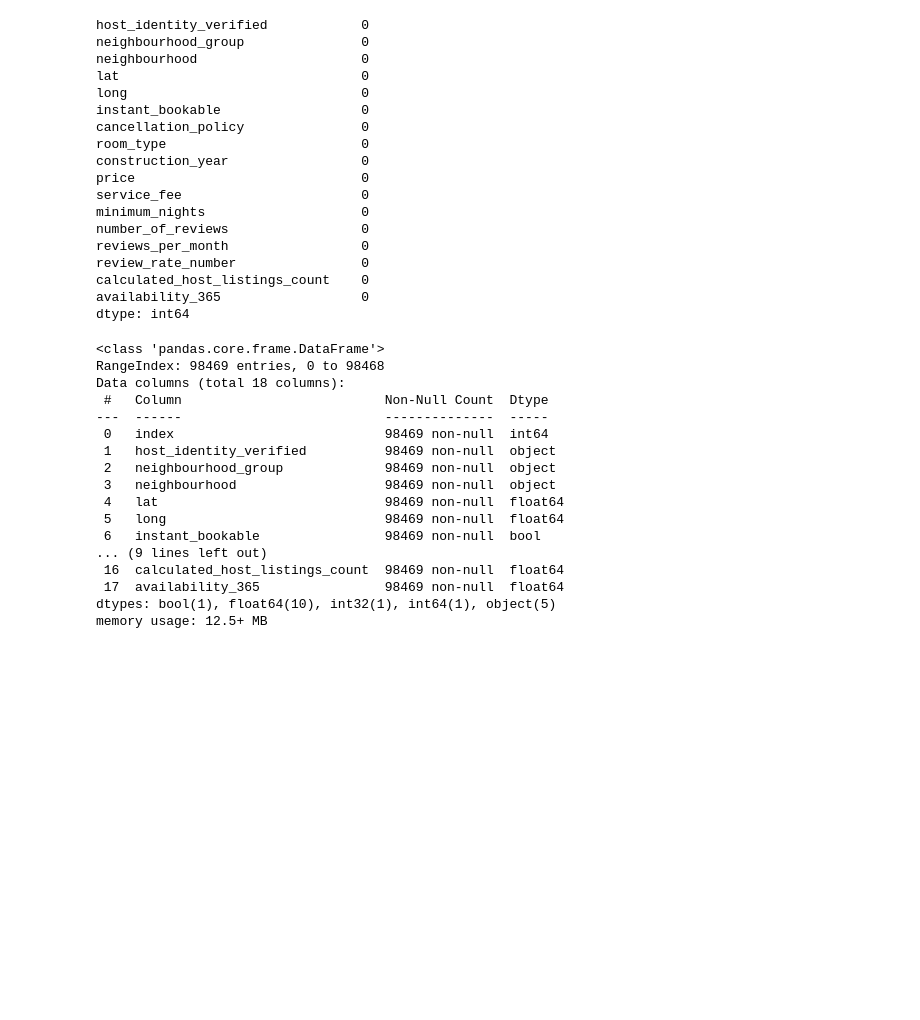
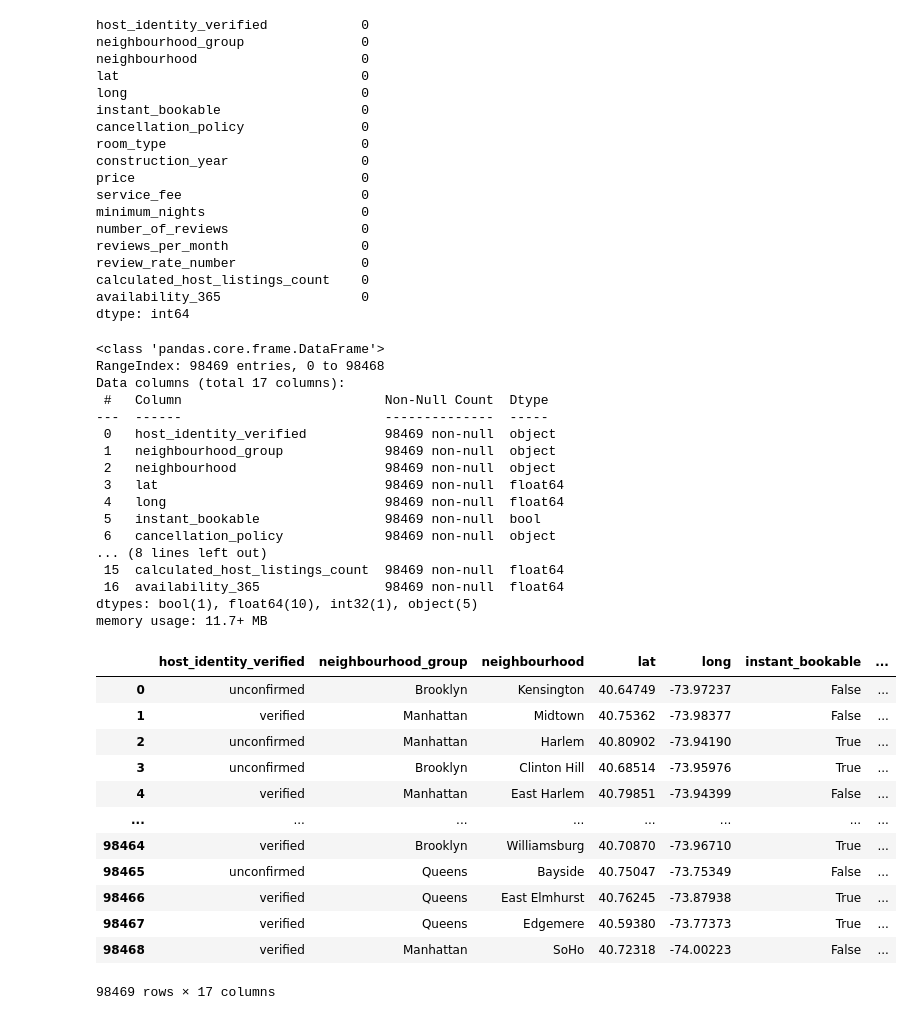
Before and after one commit to martharegina/airbnb_listings, a Jupyter notebook: airbnb_price_analysis.ipynb, the cells around one changed output. Drawn from its saved outputs; the diff is of its cells as text; code cells hidden in the pictures; blank space fills up the shorter version.

```diff
--- a/airbnb_price_analysis.ipynb
+++ b/airbnb_price_analysis.ipynb
@@ -164,26 +164,42 @@ for column in price_columns:
     data[column] = data[column].str.replace('$','').str.replace(',','').astype(float)
 # %%
 # Recheck data types
-data = data.reset_index()
+data.reset_index(drop=True, inplace=True)
 data.info()
 # %% [output]
 <class 'pandas.core.frame.DataFrame'>
 RangeIndex: 98469 entries, 0 to 98468
-Data columns (total 18 columns):
+Data columns (total 17 columns):
  #   Column                          Non-Null Count  Dtype
 ---  ------                          --------------  -----
- 0   index                           98469 non-null  int64
- 1   host_identity_verified          98469 non-null  object
- 2   neighbourhood_group             98469 non-null  object
- 3   neighbourhood                   98469 non-null  object
- 4   lat                             98469 non-null  float64
- 5   long                            98469 non-null  float64
- 6   instant_bookable                98469 non-null  bool
-... (9 lines left out)
- 16  calculated_host_listings_count  98469 non-null  float64
- 17  availability_365                98469 non-null  float64
-dtypes: bool(1), float64(10), int32(1), int64(1), object(5)
-memory usage: 12.5+ MB
+ 0   host_identity_verified          98469 non-null  object
+ 1   neighbourhood_group             98469 non-null  object
+ 2   neighbourhood                   98469 non-null  object
+ 3   lat                             98469 non-null  float64
+ 4   long                            98469 non-null  float64
+ 5   instant_bookable                98469 non-null  bool
+ 6   cancellation_policy             98469 non-null  object
+... (8 lines left out)
+ 15  calculated_host_listings_count  98469 non-null  float64
+ 16  availability_365                98469 non-null  float64
+dtypes: bool(1), float64(10), int32(1), object(5)
+memory usage: 11.7+ MB
+# %%
+data
+# %% [output]
+|  | host_identity_verified | neighbourhood_group | neighbourhood | lat | long | instant_bookable | ... |
+| 0 | unconfirmed | Brooklyn | Kensington | 40.64749 | -73.97237 | False | ... |
+| 1 | verified | Manhattan | Midtown | 40.75362 | -73.98377 | False | ... |
+| 2 | unconfirmed | Manhattan | Harlem | 40.80902 | -73.94190 | True | ... |
+| 3 | unconfirmed | Brooklyn | Clinton Hill | 40.68514 | -73.95976 | True | ... |
+| 4 | verified | Manhattan | East Harlem | 40.79851 | -73.94399 | False | ... |
+| ... | ... | ... | ... | ... | ... | ... | ... |
+| 98464 | verified | Brooklyn | Williamsburg | 40.70870 | -73.96710 | True | ... |
+| 98465 | unconfirmed | Queens | Bayside | 40.75047 | -73.75349 | False | ... |
+| 98466 | verified | Queens | East Elmhurst | 40.76245 | -73.87938 | True | ... |
+| 98467 | verified | Queens | Edgemere | 40.59380 | -73.77373 | True | ... |
+| 98468 | verified | Manhattan | SoHo | 40.72318 | -74.00223 | False | ... |
+98469 rows × 17 columns
 # %%
 # Detect any outliers in the dataset
 data.describe()
```
Also changed, not shown: parts of 7 cells of this notebook.
